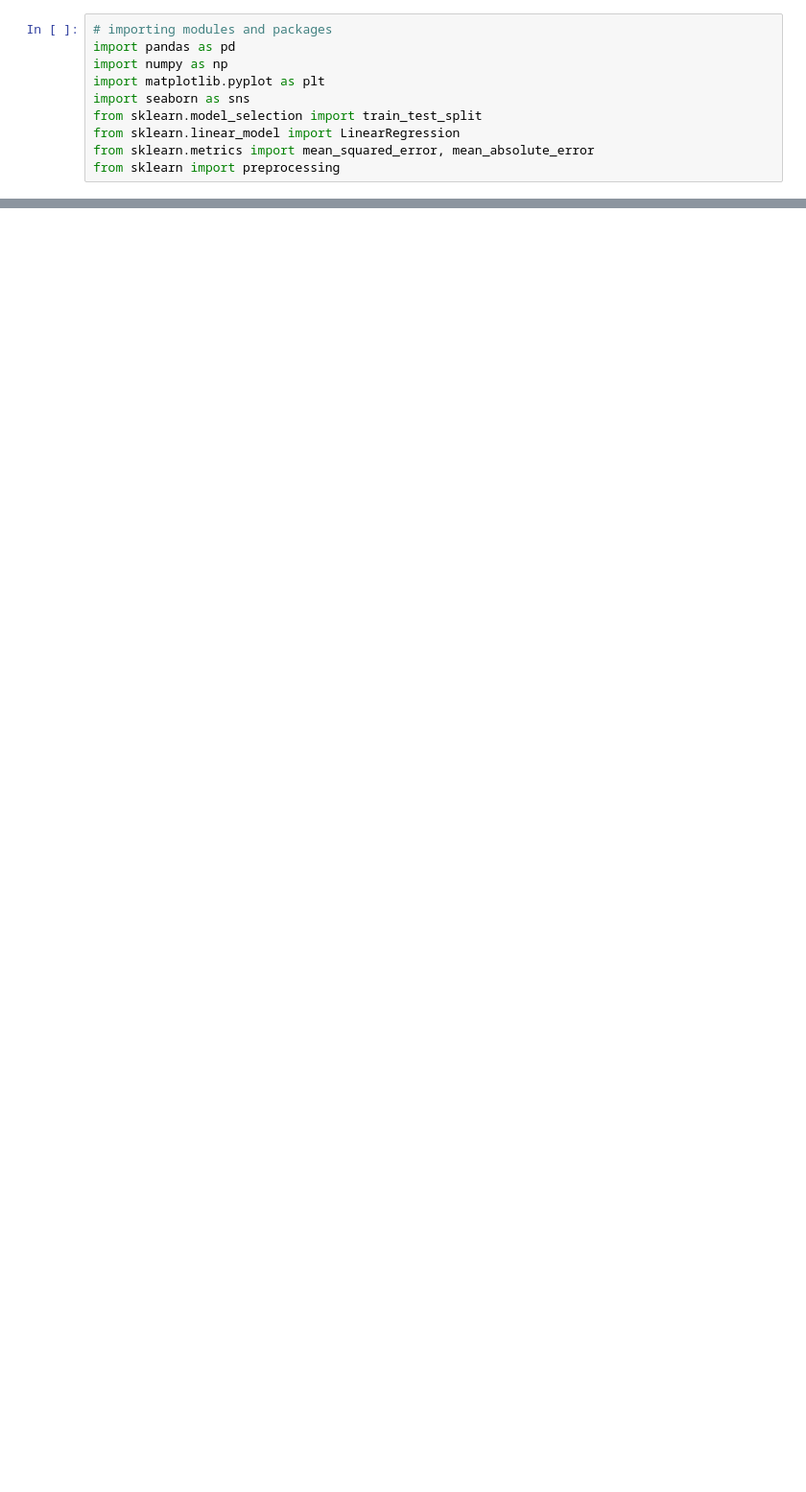
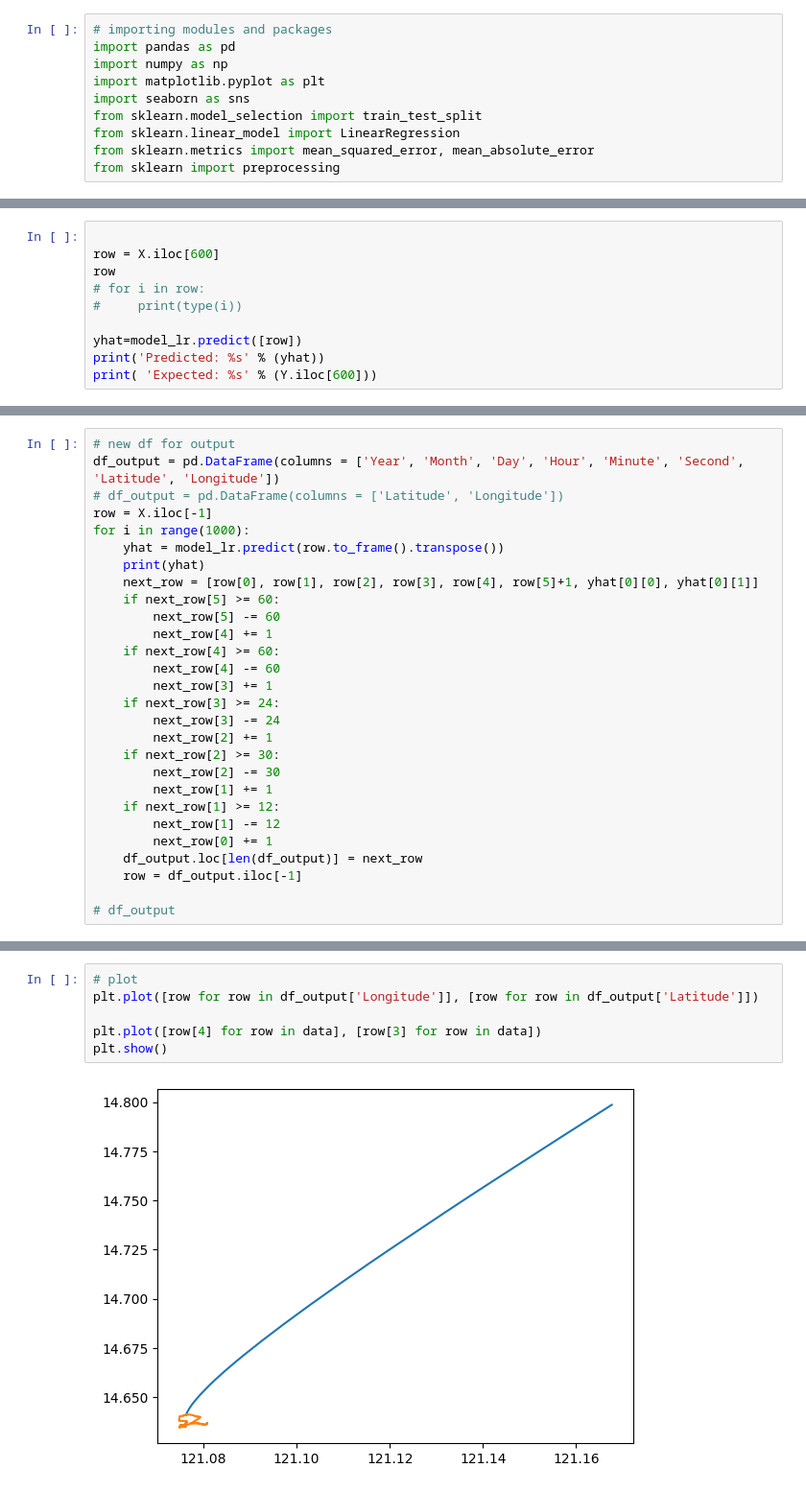
Before and after one commit to CSfromCS/VHS-Thesis, a Jupyter notebook: Baseline Models v4/LinearReg v4.ipynb, the cells around one changed output, grey strips where cells are left out. Shown: that part at 96% size. Drawn from its saved outputs; the diff is of its cells as text; blank space fills up the shorter version.

Commit message:
Baseline models

```diff
--- a/Baseline Models v4/LinearReg v4.ipynb
+++ b/Baseline Models v4/LinearReg v4.ipynb
@@ -85,0 +128,10 @@ x
+# %%
+
+row = X.iloc[600]
+row
+# for i in row:
+#     print(type(i))
+
+yhat=model_lr.predict([row])
+print('Predicted: %s' % (yhat))
+print( 'Expected: %s' % (Y.iloc[600]))
@@ -85,0 +143,28 @@ x
+# %%
+# new df for output
+df_output = pd.DataFrame(columns = ['Year', 'Month', 'Day', 'Hour', 'Minute', 'Second', 'Latitude', 'Longitude'])
+# df_output = pd.DataFrame(columns = ['Latitude', 'Longitude'])
+row = X.iloc[-1]
+for i in range(1000):
+    yhat = model_lr.predict(row.to_frame().transpose())
+    print(yhat)
+    next_row = [row[0], row[1], row[2], row[3], row[4], row[5]+1, yhat[0][0], yhat[0][1]]
+    if next_row[5] >= 60:
+        next_row[5] -= 60
+        next_row[4] += 1
+    if next_row[4] >= 60:
+        next_row[4] -= 60
+        next_row[3] += 1
+    if next_row[3] >= 24:
+        next_row[3] -= 24
+        next_row[2] += 1
+    if next_row[2] >= 30:
+        next_row[2] -= 30
+        next_row[1] += 1
+    if next_row[1] >= 12:
+        next_row[1] -= 12
+        next_row[0] += 1
+    df_output.loc[len(df_output)] = next_row
+    row = df_output.iloc[-1]
+
+# df_output
@@ -85,0 +189,8 @@ x
+# %%
+# plot
+plt.plot([row for row in df_output['Longitude']], [row for row in df_output['Latitude']])
+
+plt.plot([row[4] for row in data], [row[3] for row in data])
+plt.show()
+# %% [output]
+[figure, added]
```
Also changed, not shown: parts of 14 cells of this notebook, 7 other files.
